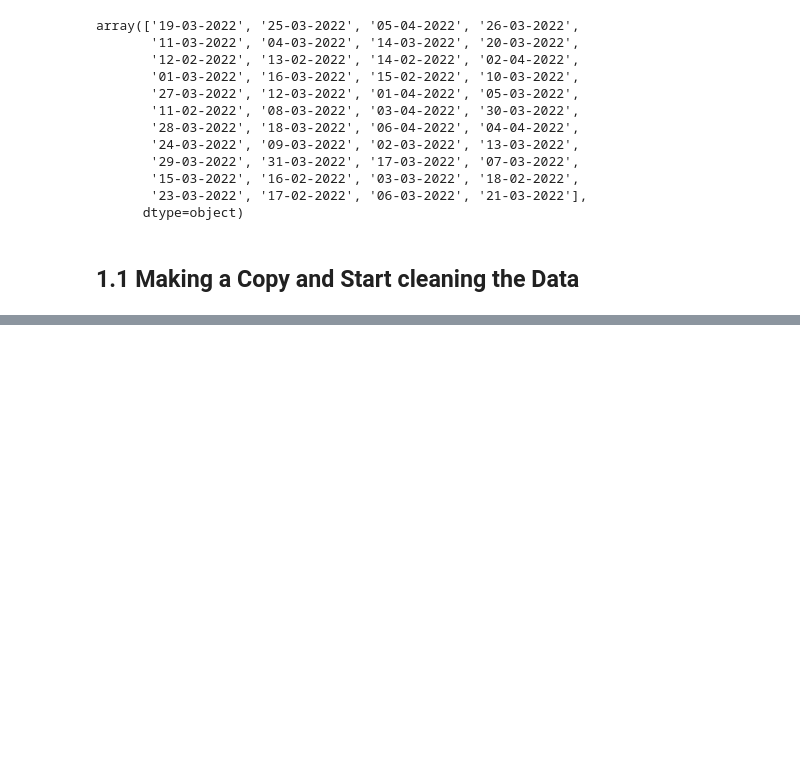
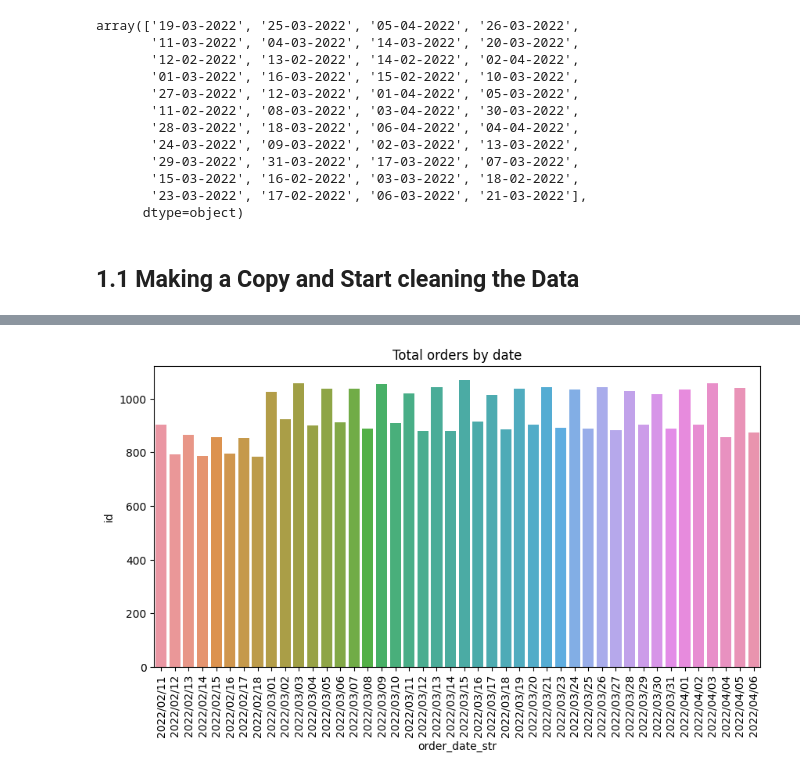
Before and after one commit to LuizLopomo/food_delivery, a Jupyter notebook: Notebook_Ciclo_4_1.ipynb, the cells around one changed output, grey strips where cells are left out. Drawn from its saved outputs; the diff is of its cells as text; code cells hidden in the pictures; blank space fills up the shorter version.

```diff
--- a/Notebook_Ciclo_4_1.ipynb
+++ b/Notebook_Ciclo_4_1.ipynb
@@ -10,6 +13,7 @@ df = pd.read_csv('csv/train.csv')
 # %%
 # adjusting tools for better visual
 pd.options.display.max_columns = None
+plt.rcParams['figure.figsize'] = [10, 5]
 # %% [markdown]
 # 1.0 Cleaning the Data
 # %%
@@ -177,0 +250,2 @@ df.describe().T
+# %%
+df2 = df1.copy()
@@ -177,0 +264,15 @@ df.describe().T
+# %%
+# Total orders by day
+aux = df2.groupby(['order_date_str'])['id'].count().reset_index()
+
+sns.barplot(
+    data=aux,
+    x='order_date_str',
+    y='id'
+)
+
+plt.xticks(rotation='vertical')
+plt.title('Total orders by date')
+plt.show()
+# %% [output]
+[figure, added]
```
Also changed, not shown: parts of 27 cells of this notebook, 1 other file.
